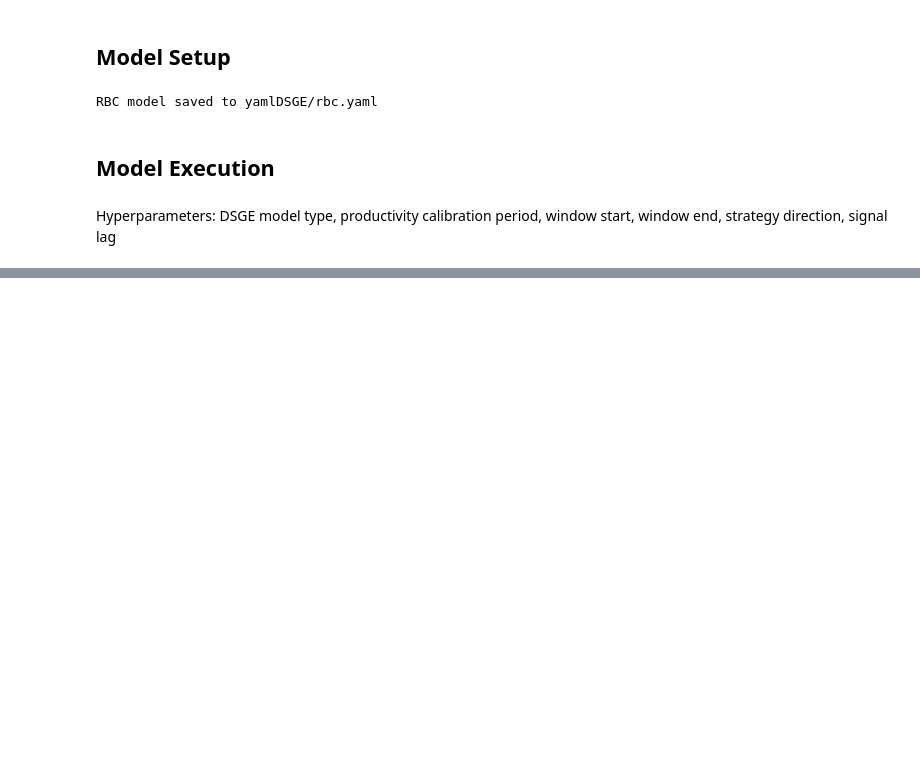
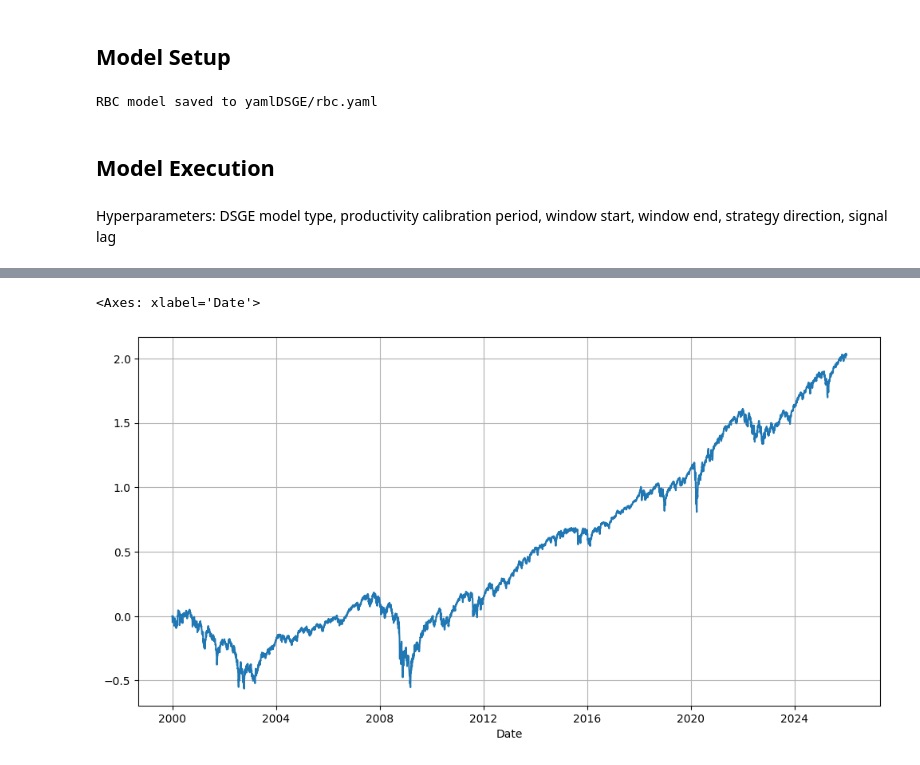
Before and after one commit to afoster28/dsge_trading, a Jupyter notebook: Model/DSGE_Strategy_v4.ipynb, the cells around one changed output, grey strips where cells are left out. Saved outputs shown, nothing was run; the diff lists cells and outputs as text; code cells hidden in the pictures; blank space fills up the shorter version.

```diff
--- a/Model/DSGE_Strategy_v4.ipynb
+++ b/Model/DSGE_Strategy_v4.ipynb
@@ -503,0 +559,5 @@ pnls
+# %%
+asset_ret_ser.cumsum().plot(figsize=(12, 6), grid=True)
+# %% [output]
+<Axes: xlabel='Date'>
+[figure, added]
```
Also changed, not shown: parts of 13 cells of this notebook.
